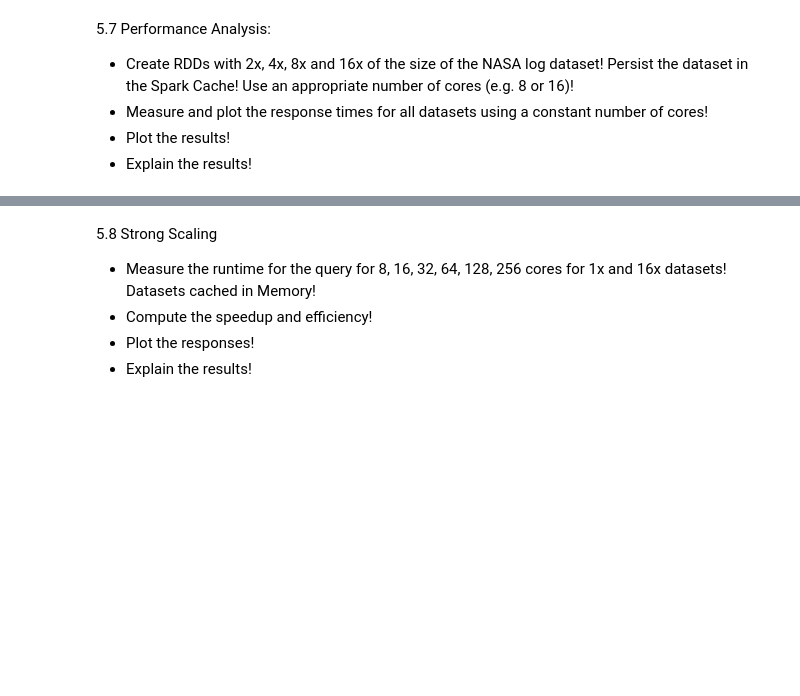
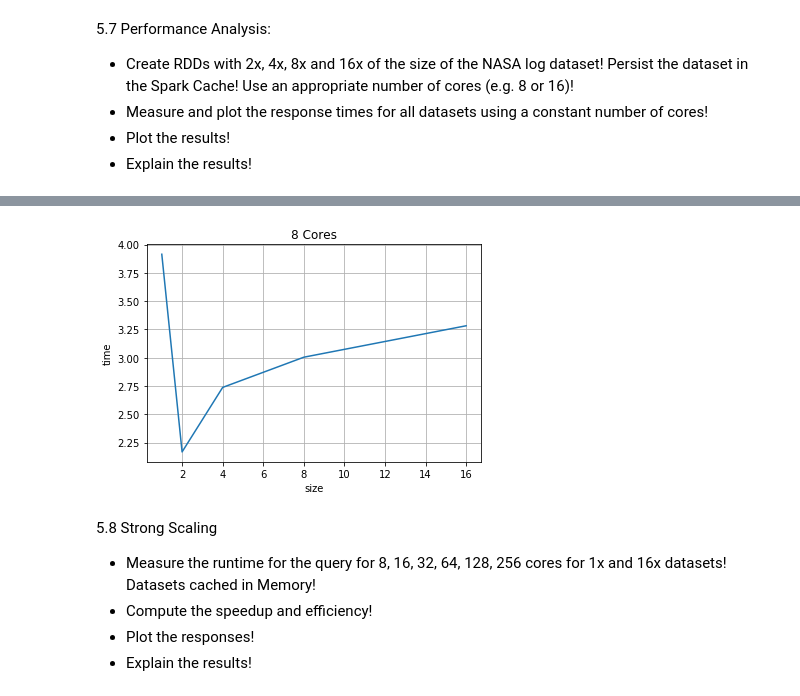
Before and after one commit to MariusHerget/exercise-students-2018, a Jupyter notebook: 05_SQL/05_SQL.ipynb, the cells around one changed output, grey strips where cells are left out. Saved outputs shown, nothing was run; the diff lists cells and outputs as text; code cells hidden in the pictures; blank space fills up the shorter version.

```diff
--- a/05_SQL/05_SQL.ipynb
+++ b/05_SQL/05_SQL.ipynb
@@ -370,7 +370,8 @@ Result:
 # %%
 import time
 result = []
-sc, spark = reinitSC('8', sc)
+core='8'
+sc, spark = reinitSC(core, sc)
 size = [1, 2, 4, 8, 16]
 for siz in size:
     print("Prepare file for size: ",siz)
@@ -406,8 +407,8 @@ for siz in size:
     """)
     job_show_53.show()
     bend = time.time()
-    print("      Query time (cores: 16, size: "+str(siz)+"): ",bend - bstart)
-    result.append({'cores': 16, 'size': siz, 'time': bend - bstart})
+    print("      Query time (cores: "+core+", size: "+str(siz)+"): ",bend - bstart)
+    result.append({'cores': core, 'size': siz, 'time': bend - bstart})
 
 pyplot_result_57 = result
 print(result)
@@ -416,17 +433,18 @@ IllegalArgumentException: 'requirement failed: Can only call getServletHandlers
 # %%
 import numpy as np
 import matplotlib.pyplot as plt
 x=[]
 y=[]
 for res in pyplot_result_57:
     y.append(res['time'])
     x.append(res['size'])
 plt.plot(x,y)
 plt.xlabel('size')
 plt.ylabel('time')
-plt.title('16 Cores')
+plt.title(pyplot_result_57[0]['cores']+' Cores')
 plt.grid(True)
-plt.show()
+# %% [output]
+[figure, added]
 # %% [markdown]
 5.8 Strong Scaling
 
```
Also changed, not shown: parts of 2 cells of this notebook, 1 other file.
